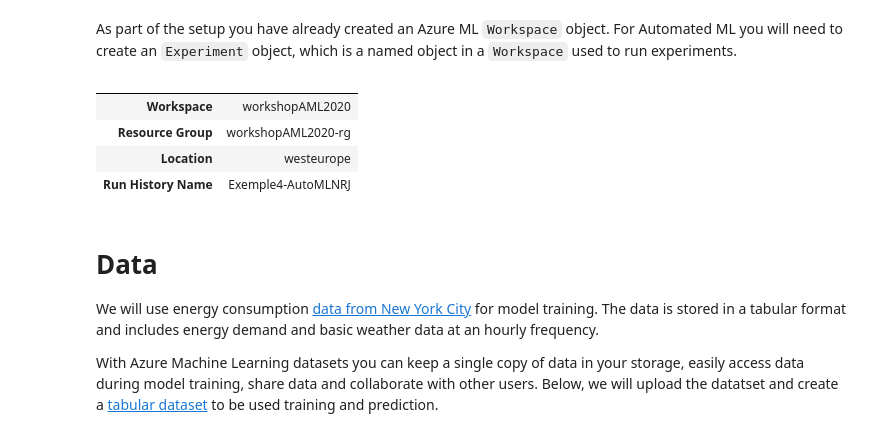
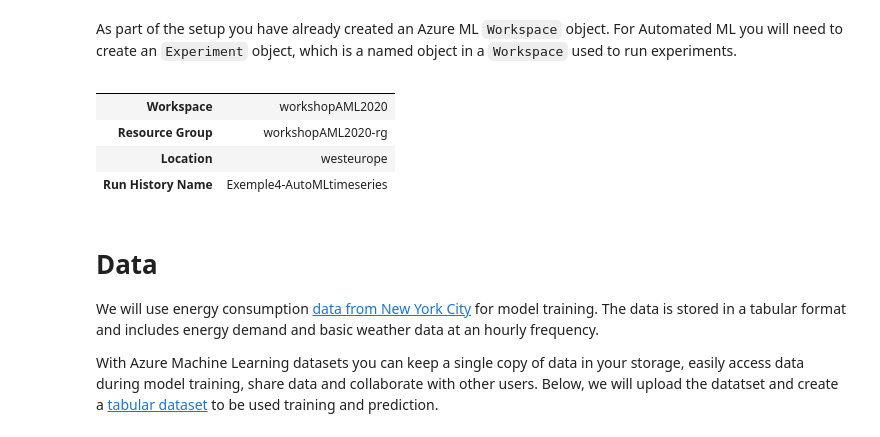
Before and after one commit to retkowsky/WorkshopAML2020, a Jupyter notebook: 4 AutoML Forecast.ipynb, the cells around one changed output. Cells and saved outputs as stored; diff of their text form; code cells hidden in the pictures.

```diff
--- a/4 AutoML Forecast.ipynb
+++ b/4 AutoML Forecast.ipynb
@@ -43,28 +48,28 @@ As part of the setup you have already created an Azure ML `Workspace` object. Fo
 # %%
 ws = Workspace.from_config()
 
 # choose a name for the run history container in the workspace
-experiment_name = 'Exemple4-AutoMLNRJ'
+experiment_name = 'Exemple4-AutoMLtimeseries'
 
 # # project folder
 # project_folder = './sample_projects/automl-forecasting-energy-demand'
 
 experiment = Experiment(ws, experiment_name)
 
 output = {}
 output['Workspace'] = ws.name
 output['Resource Group'] = ws.resource_group
 output['Location'] = ws.location
 output['Run History Name'] = experiment_name
 pd.set_option('display.max_colwidth', -1)
 outputDf = pd.DataFrame(data = output, index = [''])
 outputDf.T
 # %% [output]
 |  |  |
 | Workspace | workshopAML2020 |
 | Resource Group | workshopAML2020-rg |
 | Location | westeurope |
-| Run History Name | Exemple4-AutoMLNRJ |
+| Run History Name | Exemple4-AutoMLtimeseries |
 # %% [markdown]
 # Data
 
```
Also changed, not shown: parts of 13 cells of this notebook, 3 other files.
